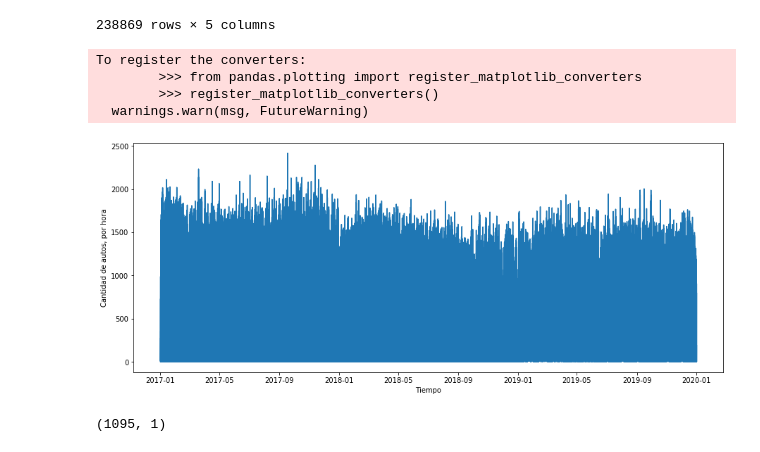
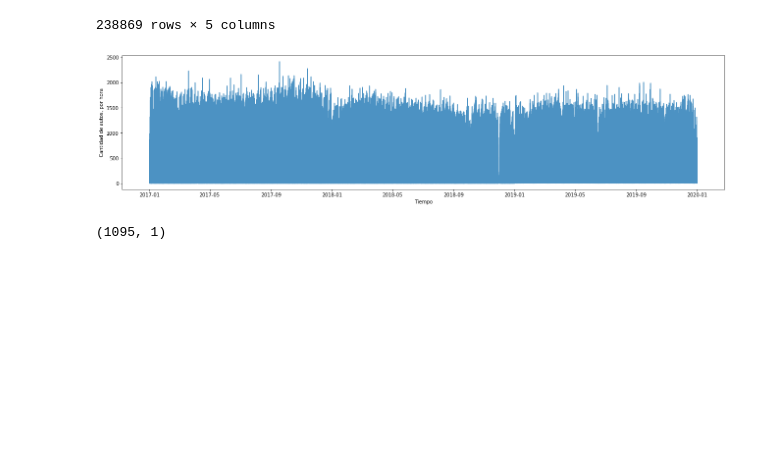
Before and after one commit to torres-federico-e/Acamica_proyecto_3, a Jupyter notebook: Proyecto 3 - Series de Tiempo.ipynb, the cells around one changed output. Cells and saved outputs as stored; diff of their text form; code cells hidden in the pictures; blank space fills up the shorter version.

```diff
--- a/Proyecto 3 - Series de Tiempo.ipynb
+++ b/Proyecto 3 - Series de Tiempo.ipynb
@@ -254,17 +250,14 @@ dataset
 238869 rows × 5 columns
 # %%
 #Graficamos nuestros datos, tal como están
-plt.figure(figsize = (15,6))
-plt.plot(dataset.fecha, dataset.cantidad_pasos)
+pd.plotting.register_matplotlib_converters()
+plt.figure(figsize = (22,5))
+plt.plot(dataset.fecha, dataset.cantidad_pasos, alpha= 0.8)
 plt.xlabel('Tiempo')
 plt.ylabel('Cantidad de autos, por hora')
 plt.show()
 # %% [output]
-To register the converters:
-        >>> from pandas.plotting import register_matplotlib_converters
-        >>> register_matplotlib_converters()
-  warnings.warn(msg, FutureWarning)
-[figure, old version]
+[figure, new version]
 # %%
 #Resampleamos nuestros datos para agrupar por dia, y asi tal vez lograr una visualización mas amigable
 diario = dataset.resample('D', on = 'fecha').sum()
```
Also changed, not shown: parts of 59 cells of this notebook.
